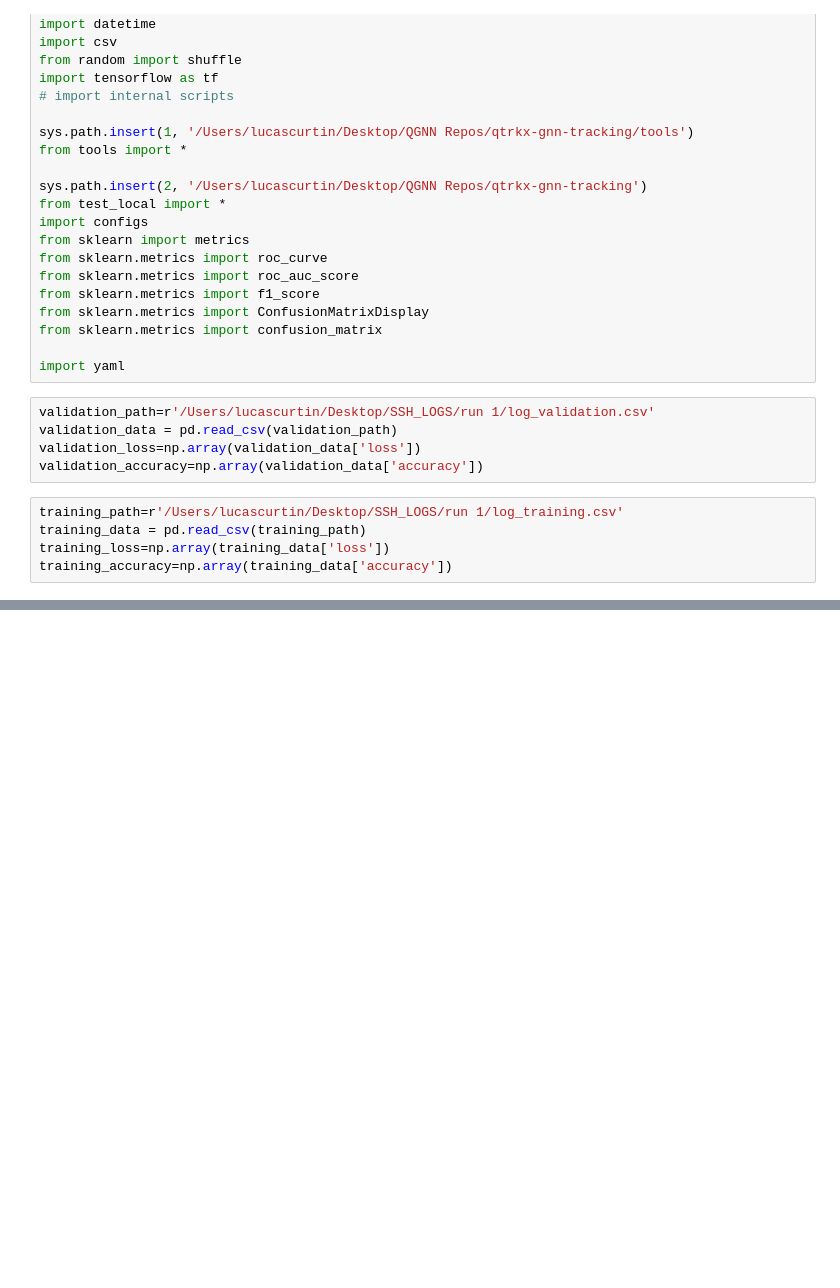
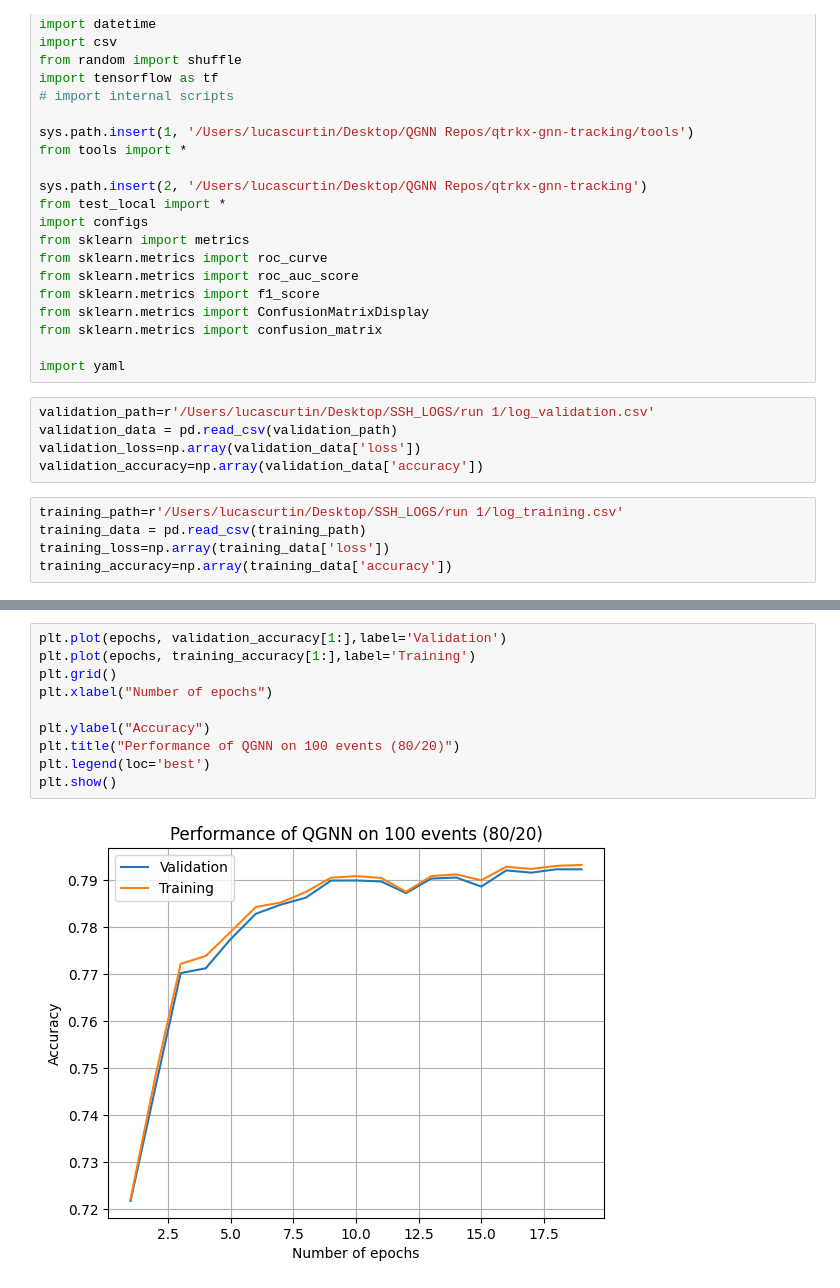
Before and after one commit to boboboon/qtrkx-gnn-tracking, a Jupyter notebook: notebooks/classical_plotter.ipynb, the cells around one changed output, grey strips where cells are left out. Saved outputs shown, nothing was run; the diff lists cells and outputs as text; blank space fills up the shorter version.

```diff
--- a/notebooks/classical_plotter.ipynb
+++ b/notebooks/classical_plotter.ipynb
@@ -67,0 +93,12 @@ plt.show()
+# %%
+plt.plot(epochs, validation_accuracy[1:],label='Validation')
+plt.plot(epochs, training_accuracy[1:],label='Training')
+plt.grid()
+plt.xlabel("Number of epochs")
+
+plt.ylabel("Accuracy")
+plt.title("Performance of QGNN on 100 events (80/20)")
+plt.legend(loc='best')
+plt.show()
+# %% [output]
+[figure, added]
```
Also changed, not shown: parts of 5 cells of this notebook, 12 other files.
